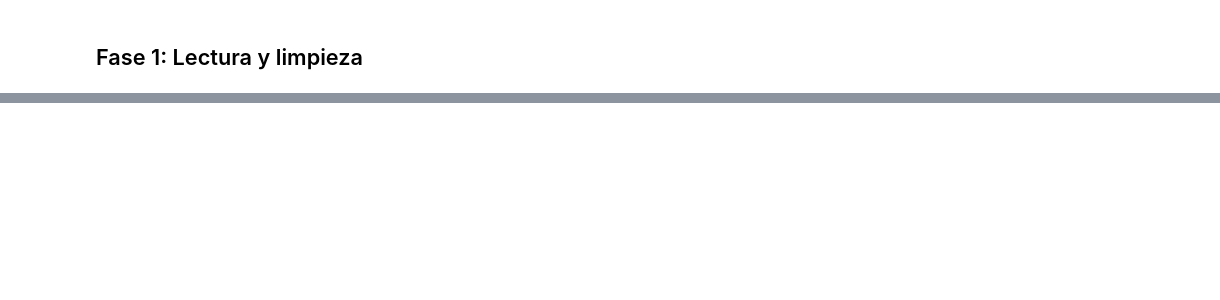
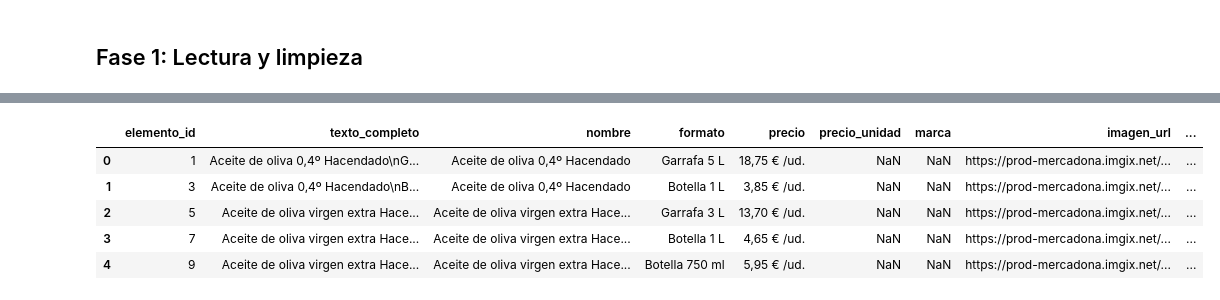
Before and after one commit to Meferal/EDA_supermercados, a Jupyter notebook: EDA_supermercados.ipynb, the cells around one changed output, grey strips where cells are left out. Drawn from its saved outputs; the diff is of its cells as text; code cells hidden in the pictures; blank space fills up the shorter version.

```diff
--- a/EDA_supermercados.ipynb
+++ b/EDA_supermercados.ipynb
@@ -38,0 +91,4 @@ df_mercadona_raw.head()
+# %%
+# Merge del dataset y las categorias para poder entender mejor cada producto y visualización
+df_mercadona_merged = df_mercadona_raw.merge(df_mercadona_categorias, left_on= "categoria_url", right_on= "URL", how= "left")
+df_mercadona_merged.head()
@@ -38,0 +125,11 @@ df_mercadona_raw.head()
+# %%
+# Se genera una nueva columna con el formato
+df_mercadona_merged.insert(3, "formato", df_mercadona_merged["texto_completo"].str.split("\n").str[1])
+df_mercadona_merged.head()
+# %% [output]
+|  | elemento_id | texto_completo | nombre | formato | precio | precio_unidad | marca | imagen_url | ... |
+| 0 | 1 | Aceite de oliva 0,4º Hacendado\nG... | Aceite de oliva 0,4º Hacendado | Garrafa 5 L | 18,75 € /ud. | NaN | NaN | https://prod-mercadona.imgix.net/... | ... |
+| 1 | 3 | Aceite de oliva 0,4º Hacendado\nB... | Aceite de oliva 0,4º Hacendado | Botella 1 L | 3,85 € /ud. | NaN | NaN | https://prod-mercadona.imgix.net/... | ... |
+| 2 | 5 | Aceite de oliva virgen extra Hace... | Aceite de oliva virgen extra Hace... | Garrafa 3 L | 13,70 € /ud. | NaN | NaN | https://prod-mercadona.imgix.net/... | ... |
+| 3 | 7 | Aceite de oliva virgen extra Hace... | Aceite de oliva virgen extra Hace... | Botella 1 L | 4,65 € /ud. | NaN | NaN | https://prod-mercadona.imgix.net/... | ... |
+| 4 | 9 | Aceite de oliva virgen extra Hace... | Aceite de oliva virgen extra Hace... | Botella 750 ml | 5,95 € /ud. | NaN | NaN | https://prod-mercadona.imgix.net/... | ... |
```
Also changed, not shown: parts of 40 cells of this notebook, 4 other files.
